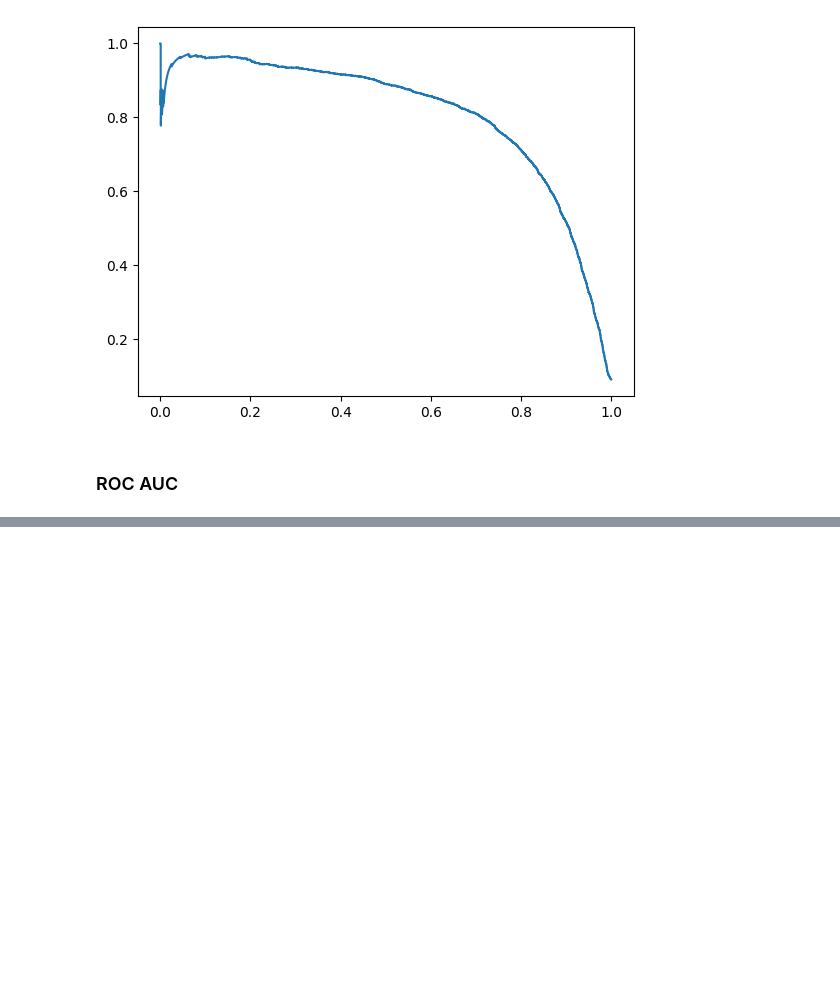
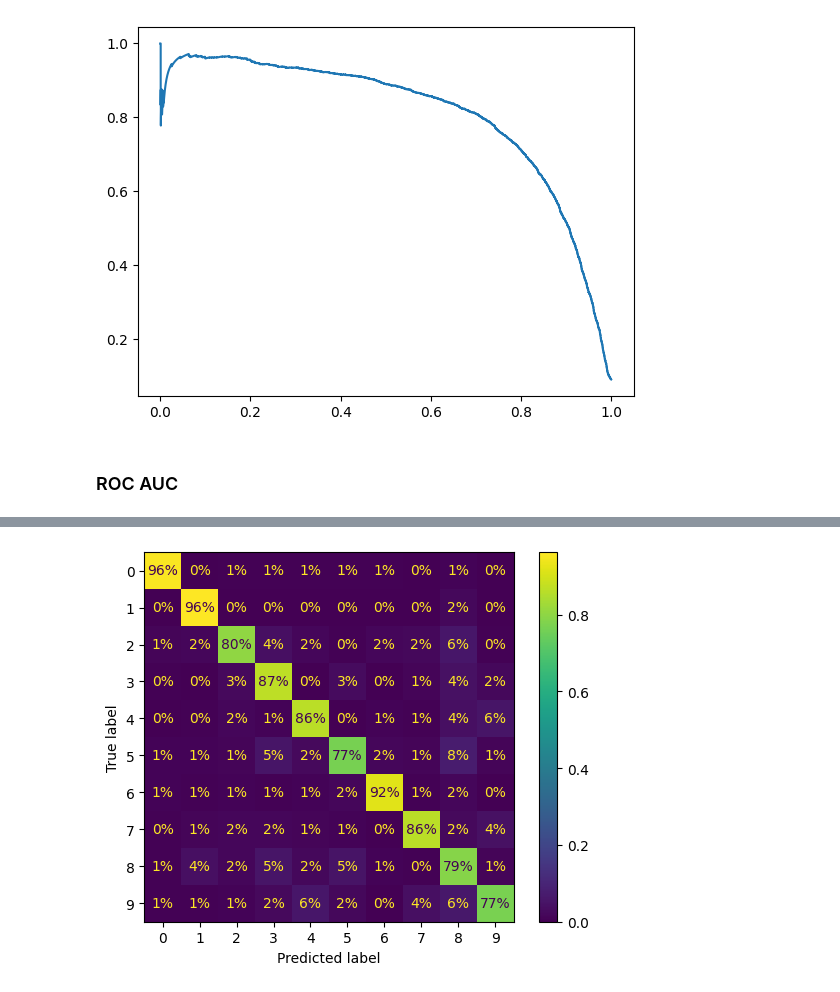
Before and after one commit to a4archit/Hands-on-Machine-Learning, a Jupyter notebook: 03_classification.ipynb, the cells around one changed output, grey strips where cells are left out. Saved outputs shown, nothing was run; the diff lists cells and outputs as text; code cells hidden in the pictures; blank space fills up the shorter version.

```diff
--- a/03_classification.ipynb
+++ b/03_classification.ipynb
@@ -115,0 +137,5 @@ roc_auc_score(y_train_5, y_scores)
+# %%
+ConfusionMatrixDisplay.from_predictions(y_test, y_train_pred, normalize="true", values_format=".0%")
+plt.show()
+# %% [output]
+[figure, added]
```
Also changed, not shown: parts of 13 cells of this notebook, 1 other file.
